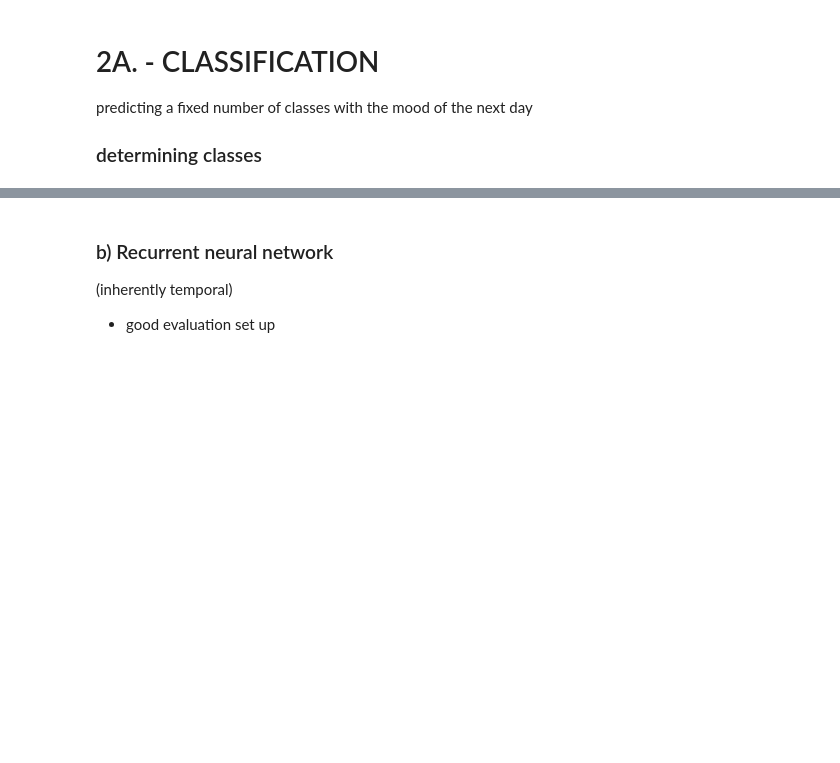
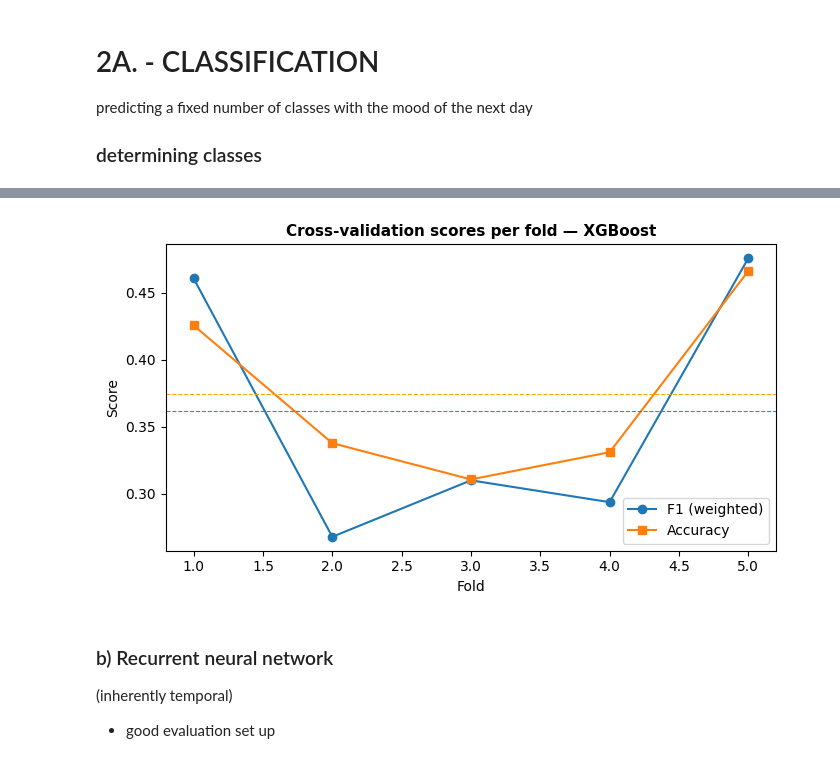
Before and after one commit to alicja-a-d/Data_Mining, a Jupyter notebook: assignment1_DMT_v1.ipynb, the cells around one changed output, grey strips where cells are left out. Cells and saved outputs as stored; diff of their text form; code cells hidden in the pictures; blank space fills up the shorter version.

```diff
--- a/assignment1_DMT_v1.ipynb
+++ b/assignment1_DMT_v1.ipynb
@@ -665,0 +737,23 @@ use the data from task 1C
+# %%
+# feature and target matrix
+X = df_ml.drop(columns=['id', 'date', 'target_mood', 'mood_class'])
+y = df_ml['mood_class']
+
+class_names = ['bad mood', 'good mood', 'very good mood']
+
+# time-series split per patient
+# first 80% of each patient's days go to train, the last 20% go to test set - always train on the past and test on the future
+train_idx, test_idx = [], []
+
+#getting indexes for the split
+for patient_id, group in df_ml.groupby('id'):
+    group= group.sort_values('date')
+    n = len(group)
+    split = int(n * 0.8)
+    train_idx.extend(group.index[:split].tolist())
+    test_idx.extend(group.index[split:].tolist())
+
+X_train_full = X.loc[train_idx]
+X_test = X.loc[test_idx]
+y_train_full = y.loc[train_idx]
+y_test = y.loc[test_idx]
@@ -666,3 +869,18 @@ use the data from task 1C
+# %%
+#cross-validation fold scores plot
+fig, ax = plt.subplots(figsize=(7, 4))
+ax.plot(range(1, 6), fold_scores['f1'],       marker='o', label='F1 (weighted)')
+ax.plot(range(1, 6), fold_scores['accuracy'],  marker='s', label='Accuracy')
+ax.axhline(np.mean(fold_scores['f1']),       linestyle='--', color='steelblue', linewidth=0.8)
+ax.axhline(np.mean(fold_scores['accuracy']), linestyle='--', color='orange',    linewidth=0.8)
+ax.set_xlabel('Fold')
+ax.set_ylabel('Score')
+ax.set_title('Cross-validation scores per fold — XGBoost')
+ax.legend()
+plt.tight_layout()
+plt.show()
+# %% [output]
+[figure, added]
 # %% [markdown]
 ### b) Recurrent neural network
 (inherently temporal)
```
Also changed, not shown: parts of 23 cells of this notebook.
